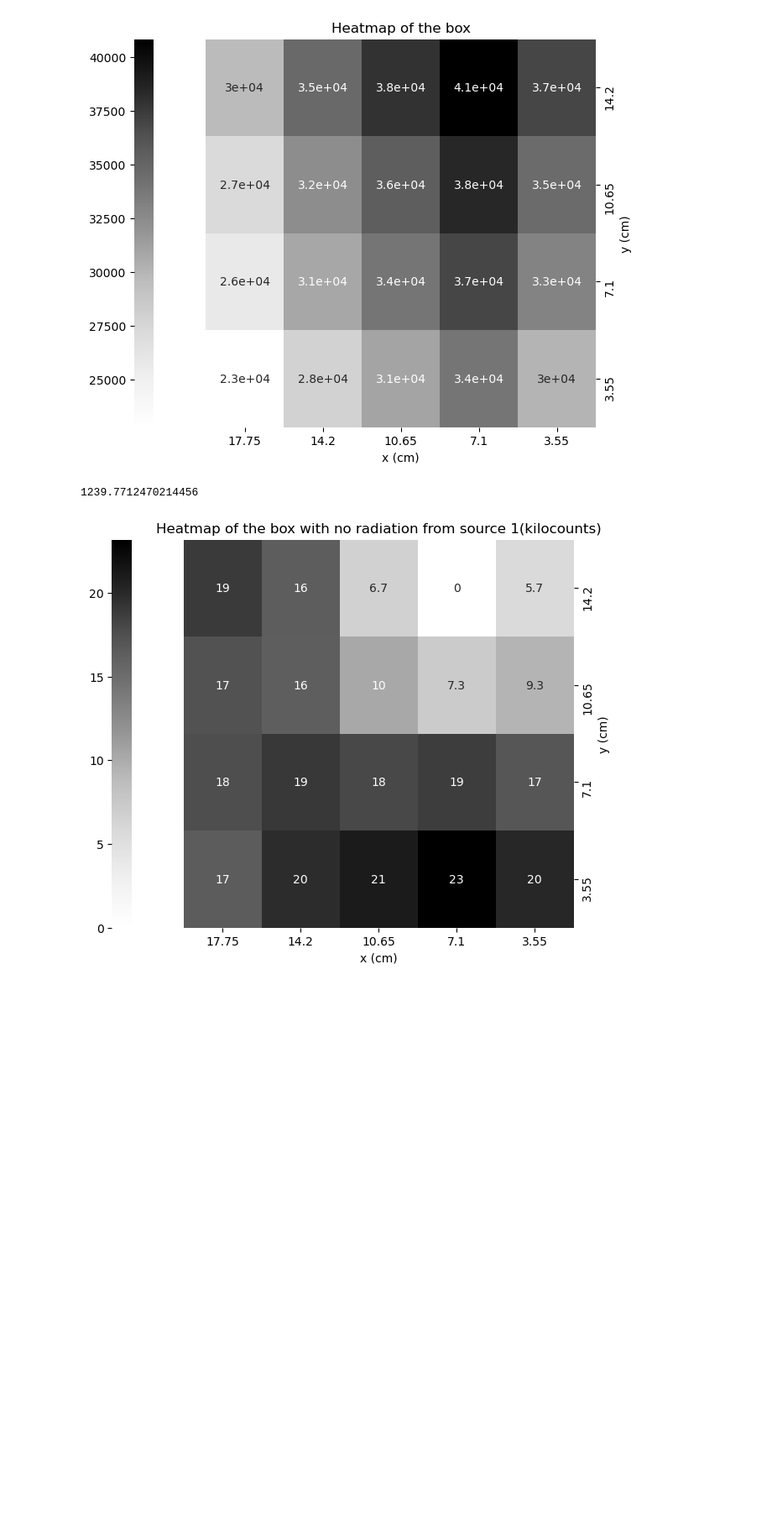
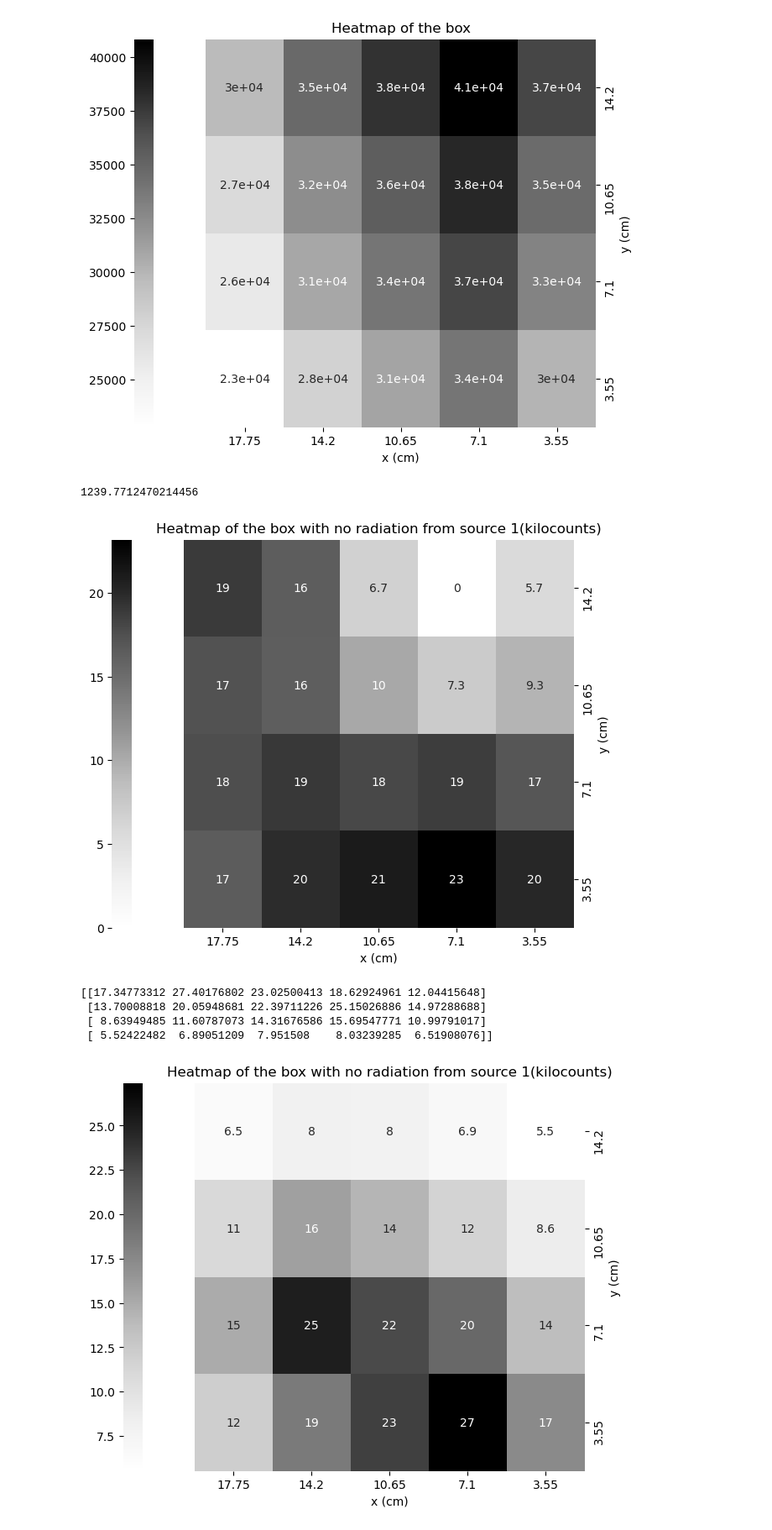
Before and after one commit to jrc-rodriguez/particle_physics, a Jupyter notebook: particle_physics.ipynb, the cells around one changed output. Shown at 84% size. Drawn from its saved outputs; the diff is of its cells as text; code cells hidden in the pictures; blank space fills up the shorter version.

Commit message:
added more models for heatmap

```diff
--- a/particle_physics.ipynb
+++ b/particle_physics.ipynb
@@ -398,0 +382,48 @@ def intensity(C_1, C_2, r_1, r_2):
+# %%
+counts_source_1 =  23 # kilo counts
+counts_1 = []
+counts_source_2 =  19 # kilo counts
+counts_2 = []
+
+r1x_positions = [-3.55, 0, 3.55, 7.1, 10.65]
+r1y_positions = [0, 3.55, 7.1, 10.65]
+r2x_positions = [-10.65, -7.1, -3.55, 0, 3.55]
+r2y_positions = [-3.55, 0, 3.55, 7.1]
+
+for y in r1y_positions:
+    for x in r1x_positions:
+        r = np.sqrt(x ** 2 + y ** 2)
+        counts_1.append(counts_source_1 ** 2 / (r ** 2 + counts_source_1))
+
+for y in r2y_positions:
+    for x in r2x_positions:
+        r = np.sqrt(x ** 2 + y ** 2)
+        counts_2.append(counts_source_2 ** 2 / (r ** 2 + counts_source_2))
+
+counts_1 = np.array(counts_1)
+counts_1 = np.array(counts_1).reshape(4, 5)
+
+counts_2 = np.array(counts_2)
+counts_2 = np.array(counts_2).reshape(4, 5)
+
+counts = counts_1 + counts_2
+# %% [output]
+[[17.34773312 27.40176802 23.02500413 18.62924961 12.04415648]
+ [13.70008818 20.05948681 22.39711226 25.15026886 14.97288688]
+ [ 8.63949485 11.60787073 14.31676586 15.69547771 10.99791017]
+ [ 5.52422482  6.89051209  7.951508    8.03239285  6.51908076]]
+# %%
+fig, ax = plt.subplots(figsize=(8, 6))
+heatmap = sb.heatmap(counts, annot=True, xticklabels=x_positions, yticklabels=y_positions, cmap = "Greys", cbar_kws={"location": "left"})
+
+ax.invert_yaxis()
+ax.invert_xaxis()
+
+ax.yaxis.tick_right()
+ax.yaxis.set_label_position("right")
+plt.title("Heatmap of the box with no radiation from source 1(kilocounts)")
+plt.xlabel("x (cm)")
+plt.ylabel("y (cm)")
+plt.show()
+# %% [output]
+[figure, added]
```
Also changed, not shown: parts of 5 cells of this notebook.
